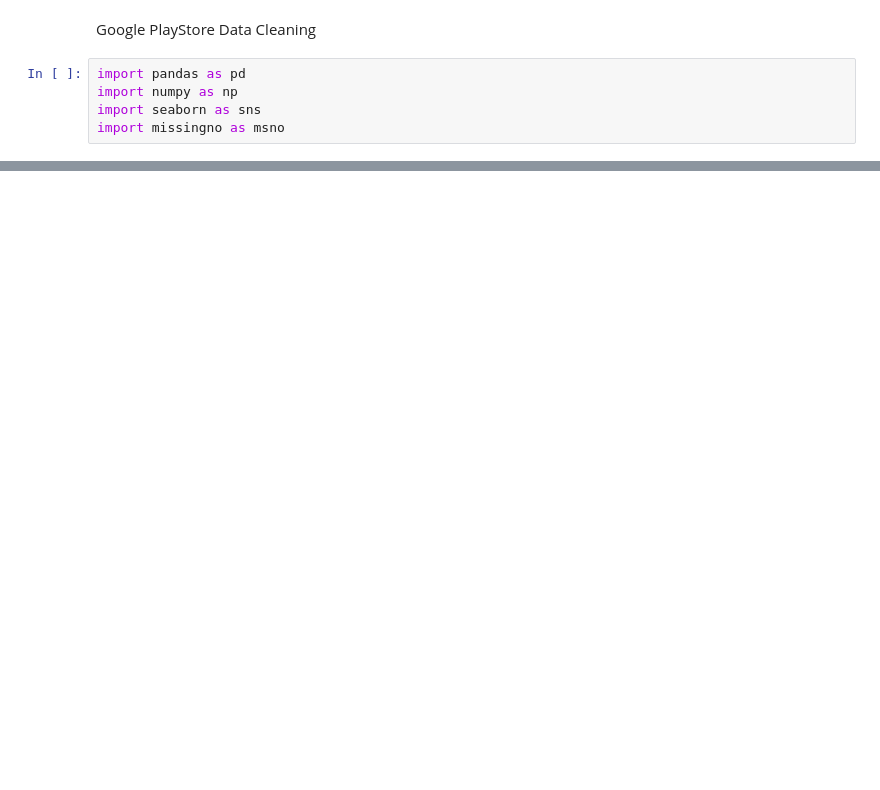
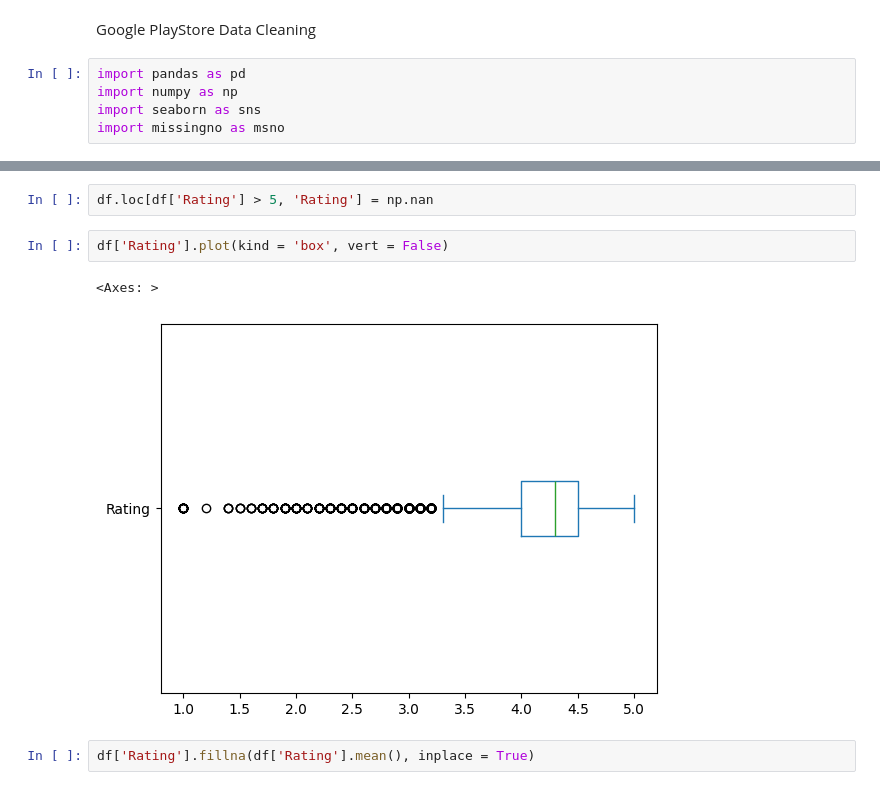
Before and after one commit to AgentXCross/PythonDS-ML, a Jupyter notebook: Projects/Notebooks/google.ipynb, the cells around one changed output, grey strips where cells are left out. Cells and saved outputs as stored; diff of their text form; blank space fills up the shorter version.

```diff
--- a/Projects/Notebooks/google.ipynb
+++ b/Projects/Notebooks/google.ipynb
@@ -37,0 +86,9 @@ df.loc[df['App'].str.contains('Clash', case = False)]
+# %%
+df.loc[df['Rating'] > 5, 'Rating'] = np.nan
+# %%
+df['Rating'].plot(kind = 'box', vert = False)
+# %% [output]
+<Axes: >
+[figure, added]
+# %%
+df['Rating'].fillna(df['Rating'].mean(), inplace = True)
```
Also changed, not shown: parts of 19 cells of this notebook.
